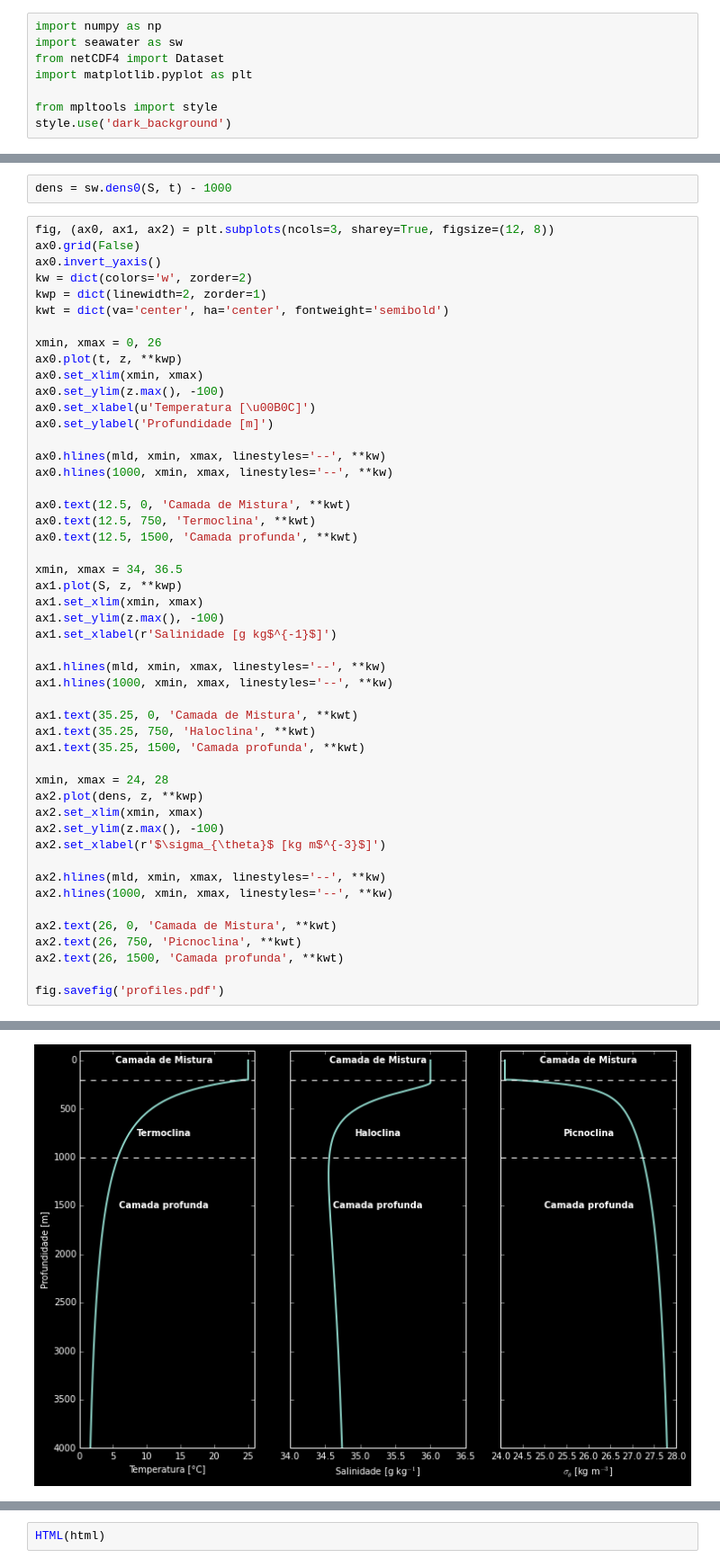
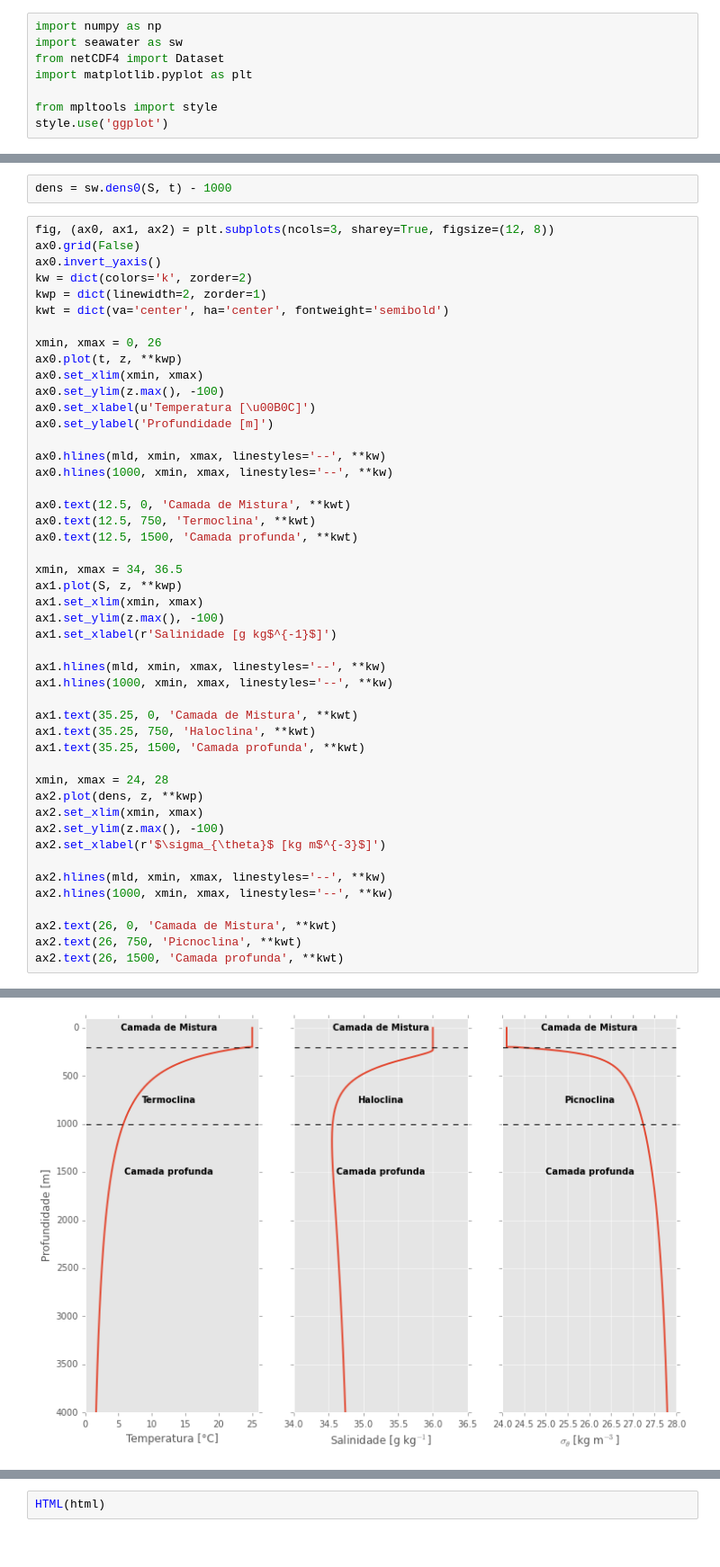
Before and after one commit to ocefpaf/descriptive_oceanography, a Jupyter notebook: exams/solution/profiles.ipynb, the cells around one changed output, grey strips where cells are left out. Shown at 90% size. Saved outputs shown, nothing was run; the diff lists cells and outputs as text.

Commit message:
Removed dark background.

```diff
--- a/exams/solution/profiles.ipynb
+++ b/exams/solution/profiles.ipynb
@@ -21,7 +21,7 @@ from netCDF4 import Dataset
 import matplotlib.pyplot as plt
 
 from mpltools import style
-style.use('dark_background')
+style.use('ggplot')
 # %% [markdown]
 [A temperatura por ser aproximada pela lei de potência](http://pt.wikipedia.org/wiki/Lei_de_pot%C3%AAncia):
 
@@ -66,7 +66,7 @@ dens = sw.dens0(S, t) - 1000
 fig, (ax0, ax1, ax2) = plt.subplots(ncols=3, sharey=True, figsize=(12, 8))
 ax0.grid(False)
 ax0.invert_yaxis()
-kw = dict(colors='w', zorder=2)
+kw = dict(colors='k', zorder=2)
 kwp = dict(linewidth=2, zorder=1)
 kwt = dict(va='center', ha='center', fontweight='semibold')
 
@@ -109,6 +109,4 @@ ax2.hlines(1000, xmin, xmax, linestyles='--', **kw)
 ax2.text(26, 0, 'Camada de Mistura', **kwt)
 ax2.text(26, 750, 'Picnoclina', **kwt)
 ax2.text(26, 1500, 'Camada profunda', **kwt)
-
-fig.savefig('profiles.pdf')
 # %% [output]
@@ -115 +114 @@ fig.savefig('profiles.pdf')
-[figure, old version]
+[figure, new version]
```
Also changed, not shown: parts of 5 cells of this notebook, 1 other file.
